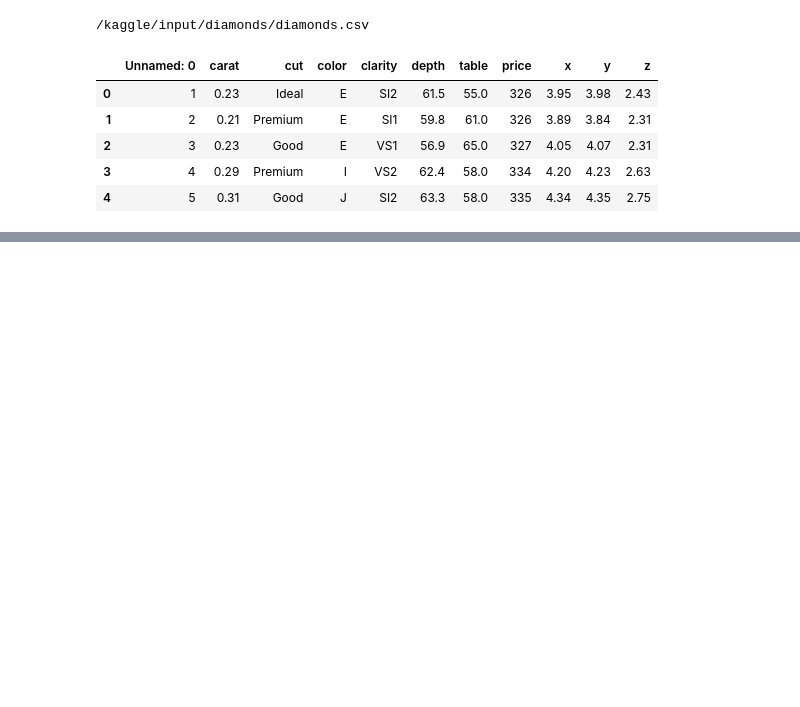
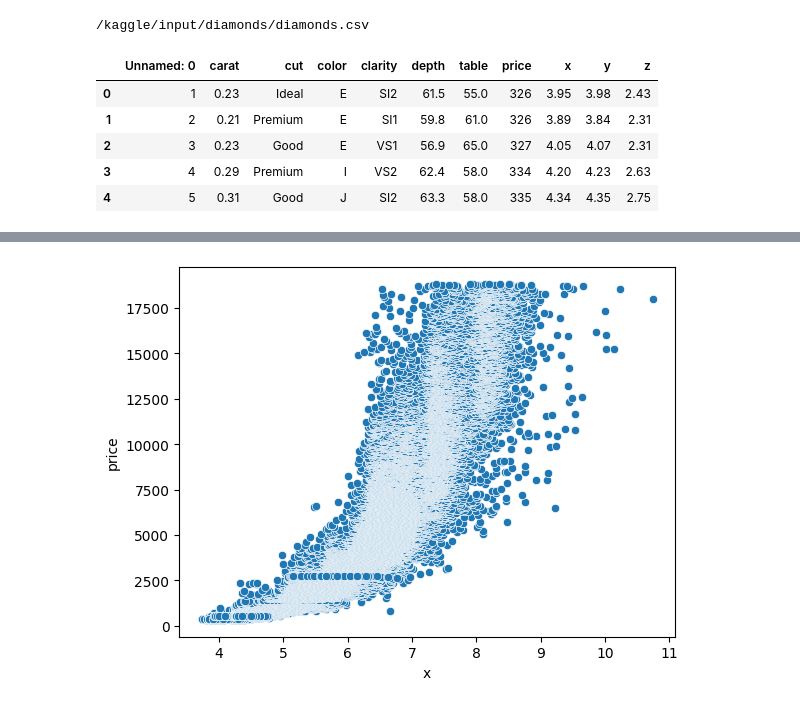
Before and after one commit to atanurgul/DiamondsDataML, a Jupyter notebook: MLdiamonds.ipynb, the cells around one changed output, grey strips where cells are left out. Drawn from its saved outputs; the diff is of its cells as text; code cells hidden in the pictures; blank space fills up the shorter version.

```diff
--- a/MLdiamonds.ipynb
+++ b/MLdiamonds.ipynb
@@ -34,0 +148,5 @@ df.head()
+# %%
+sns.scatterplot(x=df["x"],y=df["price"])
+plt.show()
+# %% [output]
+[figure, added]
```
Also changed, not shown: parts of 38 cells of this notebook.
